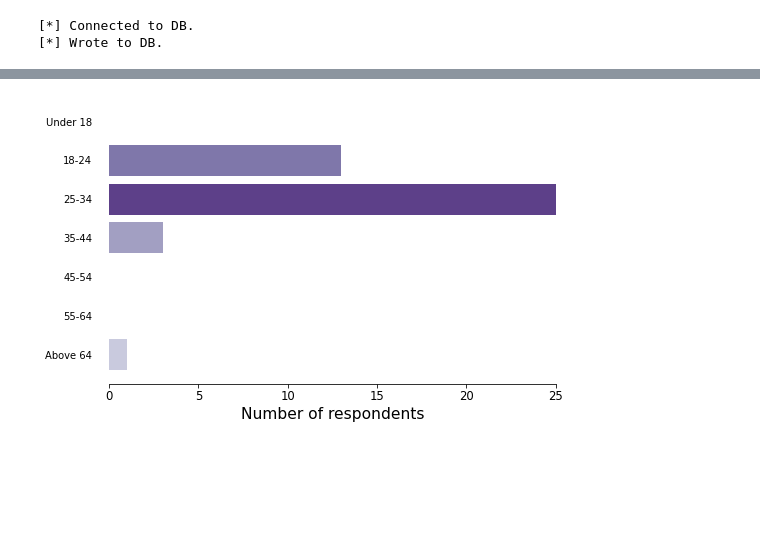
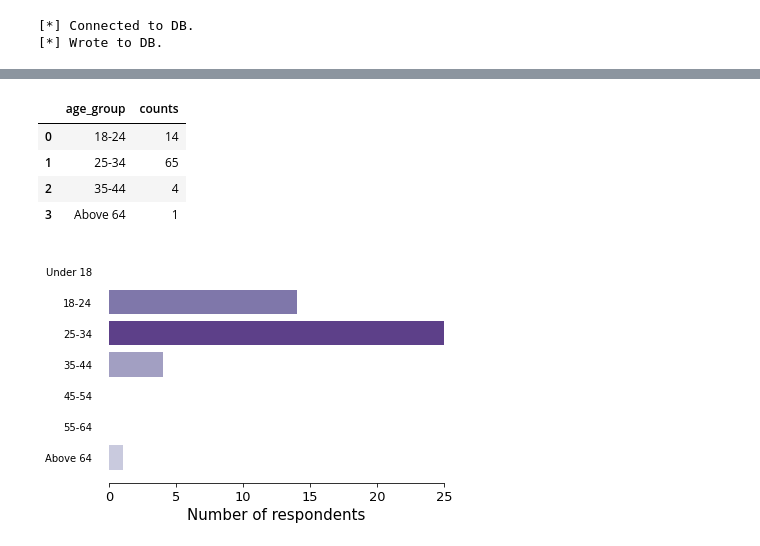
Before and after one commit to soupwaylee/masters-thesis-grabcut-cp-evaluation, a Jupyter notebook: demographics_eval.ipynb, the cells around one changed output, grey strips where cells are left out. Drawn from its saved outputs; the diff is of its cells as text; code cells hidden in the pictures; blank space fills up the shorter version.

```diff
--- a/demographics_eval.ipynb
+++ b/demographics_eval.ipynb
@@ -109,39 +82,36 @@ participation_timeline_grouped_df['date'] = pd.to_datetime(participation_timelin
 # %%
 sns.set_style({
     'palette': sns.dark_palette("crimson", reverse=True, as_cmap=True),
-    'xtick.top': False,
-    'ytick.right': False,
+    'ytick.left': True,
 })
 
-f, ax = plt.subplots(figsize=(10, 3))
+f, ax_foo = plt.subplots(figsize=(10, 3))
 
 sns.barplot(
     x="date", y="access", data=participation_timeline_grouped_df, dodge=False, hue="access", palette="Purples",
 )
 
-ax.set(xlabel="")
-ax.set(ylabel="Number of respondents")
+ax_foo.set(xlabel="")
+ax_foo.set(ylabel="Number of respondents")
 
-ax.set_ylim([0, 10])
-
-# ax.set_xscale("log")
-# ax.set_yscale("log")
-# ax.set_xlim([0.9, 1000])
+ax_foo.set_ylim([0, 10])
 
 sns.despine(offset=10, trim=True)
 
 dates = participation_timeline_grouped_df['date'].values.tolist()
 new_labels = [
     '' if i % 3 != 0 else elt for i, elt in enumerate(dates)]
-ax.set_xticklabels(new_labels)
+ax_foo.set_xticklabels(new_labels)
 
 i = 0
-for t in ax.xaxis.get_ticklines()[::1]:
+for t in ax_foo.xaxis.get_ticklines()[::1]:
     if i % 3 != 0:
         t.set_visible(False)
     i = i + 1
 
 plt.legend([],[], frameon=False)
-plt.savefig(f"plots/respondents_activity.png", bbox_inches='tight')
+plt.savefig(f"plots_png/respondents_activity.png", bbox_inches='tight')
+plt.savefig(f"plots_pdf/respondents_activity.pdf", format='pdf', bbox_inches='tight')
+
 plt.show()
 # %% [output]
@@ -206,6 +173,14 @@ age_ranges_df = pd.DataFrame.from_dict({'age_group': age_ranges})
 age = pd.api.types.CategoricalDtype(ordered=True, categories=age_ranges)
 respondents_age_df = respondents_with_submissions_df.groupby('age_group').size().reset_index(name='counts')
 respondents_age_df = respondents_age_df.assign(age_group=respondents_age_df['age_group'].astype(age))
+# %%
+respondents_age_df
+# %% [output]
+|  | age_group | counts |
+| 0 | 18-24 | 14 |
+| 1 | 25-34 | 65 |
+| 2 | 35-44 | 4 |
+| 3 | Above 64 | 1 |
 # %%
 respondents_age_padded_df = pd.merge(respondents_age_df, age_ranges_df, on='age_group', how='outer')
 respondents_age_padded_df = respondents_age_padded_df.fillna(0)
@@ -214,34 +189,30 @@ respondents_age_padded_df = respondents_age_padded_df.assign(image_id=respondent
 # %%
 sns.set_style({
     'xtick.top': False,
     'ytick.left': False,
     'ytick.right': False,
     'axes.spines.left':   False
 })
 
-f, ax = plt.subplots(figsize=(8, 5))
+f, ax2 = plt.subplots(figsize=(6, 4))
 
 b = sns.barplot(
     x="counts", y="age_group", data=respondents_age_padded_df, dodge=False, hue="counts", palette="Purples",
-    order=age_ranges
+    order=age_ranges, ax=ax2
 )
 
-ax.set(xlabel="Number of respondents")
-ax.set(ylabel="")
-
-# ax.set_ylim([0, 10])
-
-# ax.set_xscale("log")
-# ax.set_yscale("log")
-ax.set_xlim([0, 25])
+ax2.set(xlabel="Number of respondents")
+ax2.set(ylabel="")
+ax2.set_xlim([0, 25])
 
 sns.despine(offset=10, trim=True)
 
-ax.spines['left'].set_visible(False)
-ax.tick_params(axis='y', which='major', labelsize=10)
+ax2.spines['left'].set_visible(False)
+ax2.tick_params(axis='y', which='major', labelsize=10)
 
 plt.legend([],[], frameon=False)
-plt.savefig(f"plots/respondents_ages.png", bbox_inches='tight')
+plt.savefig(f"plots_png/respondents_ages.png", bbox_inches='tight')
+plt.savefig(f"plots_pdf/respondents_ages.pdf", format='pdf', bbox_inches='tight')
 plt.show()
 # %% [output]
-[figure, old version]
+[figure, new version]
```
Also changed, not shown: parts of 16 cells of this notebook.
